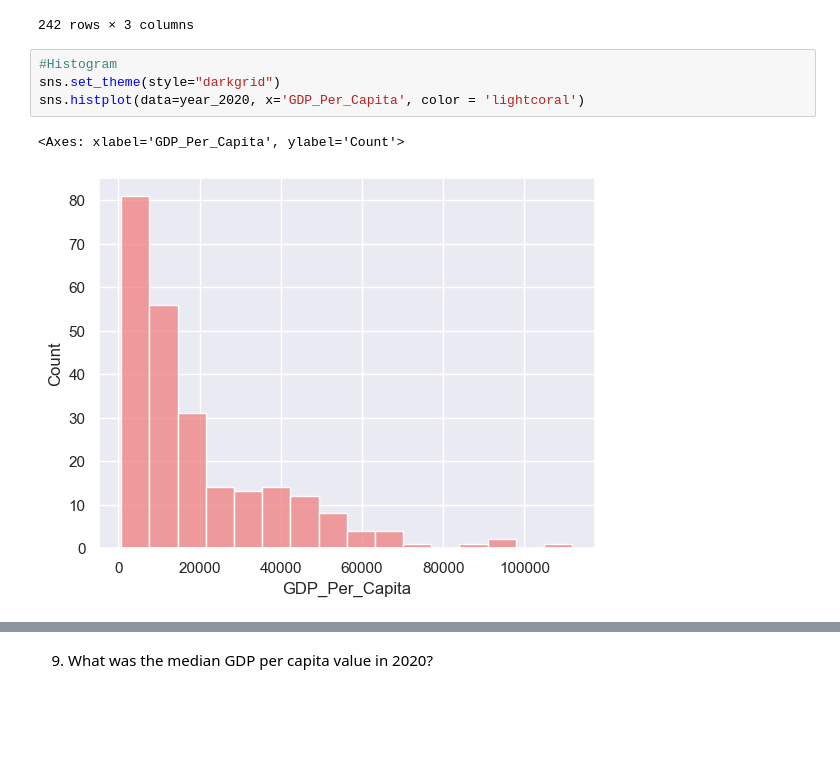
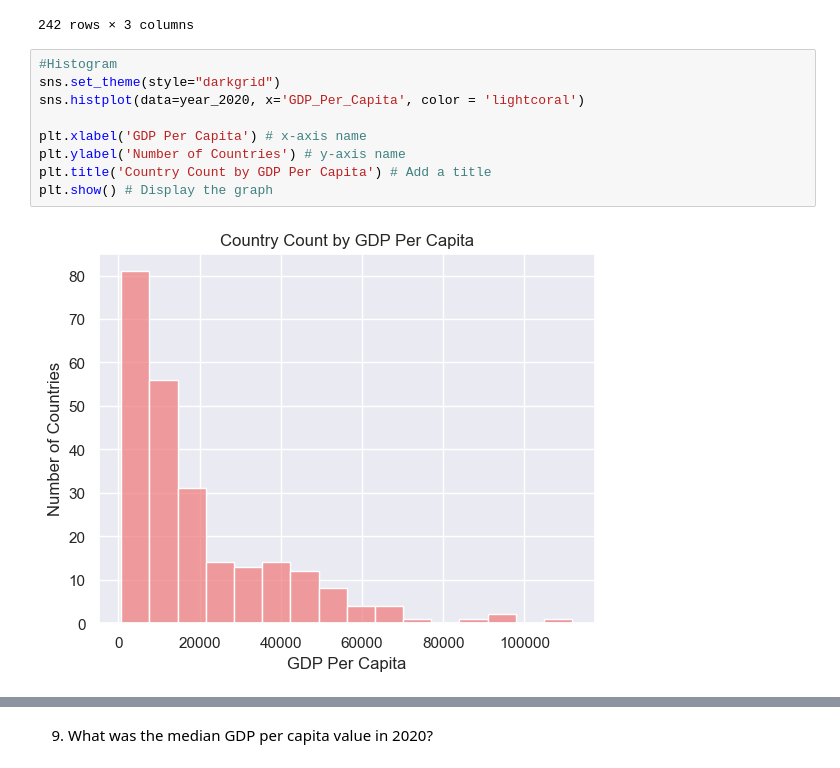
Before and after one commit to NSS-Data-Analytics-Cohort-12/un-python-aimeejohnson, a Jupyter notebook: notebooks/un_project.ipynb, the cells around one changed output, grey strips where cells are left out. Cells and saved outputs as stored; diff of their text form; blank space fills up the shorter version.

```diff
--- a/notebooks/un_project.ipynb
+++ b/notebooks/un_project.ipynb
@@ -137,10 +145,14 @@ year_2020
 # %%
 #Histogram
 sns.set_theme(style="darkgrid")
 sns.histplot(data=year_2020, x='GDP_Per_Capita', color = 'lightcoral')
+
+plt.xlabel('GDP Per Capita') # x-axis name
+plt.ylabel('Number of Countries') # y-axis name
+plt.title('Country Count by GDP Per Capita') # Add a title
+plt.show() # Display the graph
 # %% [output]
-<Axes: xlabel='GDP_Per_Capita', ylabel='Count'>
-[figure, old version]
+[figure, new version]
 # %%
 #Density Plot
 sns.set_theme(style="darkgrid")
```
Also changed, not shown: parts of 29 cells of this notebook.
